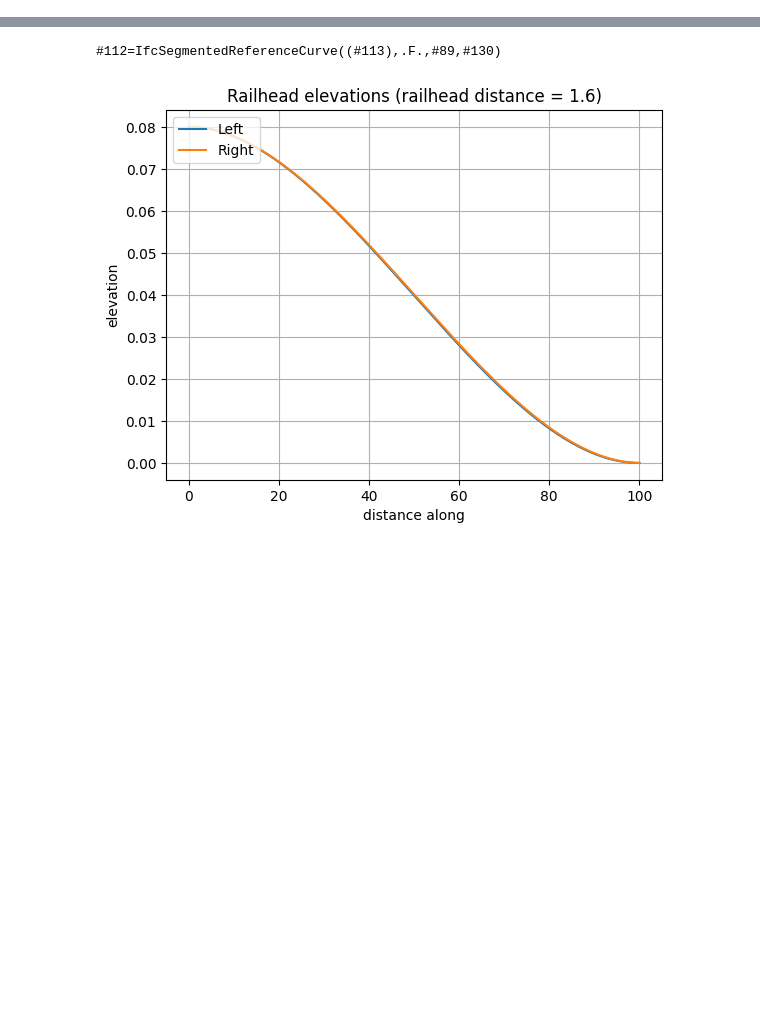
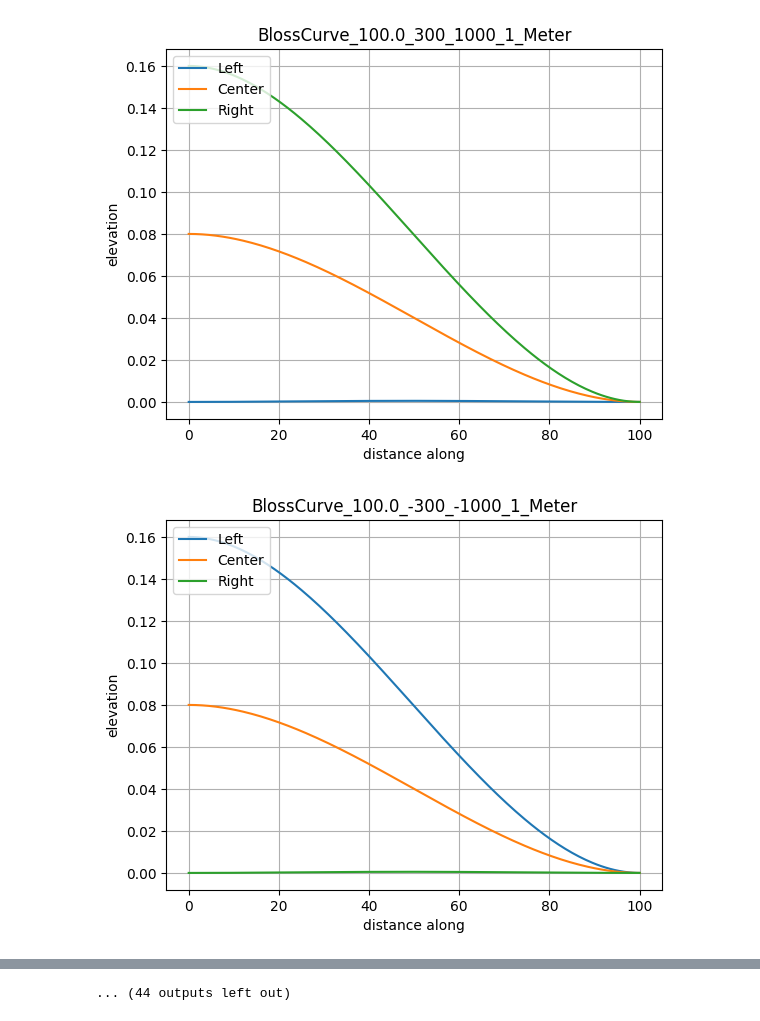
Before and after one commit to civilx64/IfcAlignmentDriver, a Jupyter notebook: Notebooks/CantSlope.ipynb, the cells around one changed output, grey strips where cells are left out. Drawn from its saved outputs; the diff is of its cells as text; code cells hidden in the pictures; blank space fills up the shorter version.

```diff
--- a/Notebooks/CantSlope.ipynb
+++ b/Notebooks/CantSlope.ipynb
@@ -1,33 +1,54 @@
 # %%
 import ifcopenshell, ifcopenshell.geom
 import numpy as np
 import matplotlib.pyplot as plt
 
-f = ifcopenshell.open("F:/IFC-Rail-Unit-Test-Reference-Code/alignment_testset/IFC-WithGeneratedGeometry/GENERATED__CantAlignment_BlossCurve_100.0_300_1000_1_Meter.ifc")
-inst = f.by_type('IfcSegmentedReferenceCurve')[0]
-print(inst)
-pwf = ifcopenshell.ifcopenshell_wrapper.map_shape(ifcopenshell.geom.settings(),inst.wrapped_data)
-rail_head = 1.6
-locations = pwf.evaluation_points()
-left = []
-right = []
-for u in locations:
-    m = pwf.evaluate(u)
-    z = np.array(m)[:,3][2] # get the curve elevation
-    axis = np.array(m)[:,2] # get the Axis vector
-    dy = axis[1]
-    dz = axis[2]
-    left.append(-0.5*rail_head*dy/dz + z)
-    right.append(0.5*rail_head*dy/dz + z)
+curve_types = ["BlossCurve","ConstantCant","CosineCurve","HelmertCurve","LinearTransition","SineCurve","VienneseBend"]
+for curve_type in curve_types:
+    test_cases = []
+    test_cases.append(curve_type + "_100.0_300_1000_1_Meter")
+    test_cases.append(curve_type + "_100.0_-300_-1000_1_Meter")
+    test_cases.append(curve_type + "_100.0_300_inf_1_Meter")
+    test_cases.append(curve_type + "_100.0_-300_-inf_1_Meter")
+    test_cases.append(curve_type + "_100.0_1000_300_1_Meter")
+    test_cases.append(curve_type + "_100.0_-1000_-300_1_Meter")
+    test_cases.append(curve_type + "_100.0_inf_300_1_Meter")
+    test_cases.append(curve_type + "_100.0_-inf_-300_1_Meter")
 
-fig1 = plt.figure().add_subplot()
-fig1.plot(locations,left,label="Left")
-fig1.plot(locations,right,label="Right")
+    for test_case in test_cases:
+        f = ifcopenshell.open("F:/IFC-Rail-Unit-Test-Reference-Code/alignment_testset/IFC-WithGeneratedGeometry/GENERATED__CantAlignment_" + test_case + ".ifc")
 
-fig1.set_title("Railhead elevations (railhead distance = " + str(rail_head) +")")
-fig1.legend(loc="upper left")
-fig1.set_xlabel("distance along")
-fig1.set_ylabel("elevation")
-fig1.grid(True)
-plt.show()
+        inst = f.by_type('IfcSegmentedReferenceCurve')[0]
+        cant = f.by_type('IfcAlignmentCant')[0]
+        #print(cant)
+        rail_head = cant.RailHeadDistance
+        #print(inst)
+        pwf = ifcopenshell.ifcopenshell_wrapper.map_shape(ifcopenshell.geom.settings(),inst.wrapped_data)
+        locations = pwf.evaluation_points()
+        left = []
+        center = []
+        right = []
+        for u in locations:
+            m = pwf.evaluate(u)
+            z = np.array(m)[:,3][2] # get the curve elevation
+            axis = np.array(m)[:,2] # get the Axis vector
+            dy = axis[1]
+            dz = axis[2]
+            left.append(-0.5*rail_head*dy/dz + z)
+            center.append(z)
+            right.append(0.5*rail_head*dy/dz + z)
+
+        fig1 = plt.figure().add_subplot()
+        fig1.plot(locations,left,label="Left")
+        fig1.plot(locations,center,label="Center")
+        fig1.plot(locations,right,label="Right")
+
+        fig1.set_title(test_case)
+        fig1.legend(loc="upper left")
+        fig1.set_xlabel("distance along")
+        fig1.set_ylabel("elevation")
+        fig1.grid(True)
+        plt.show()
 # %% [output]
+[figure, new version]
+[figure, added]
@@ -34,2 +65 @@ plt.show()
-#112=IfcSegmentedReferenceCurve((#113),.F.,#89,#130)
+... (44 outputs left out)
-[figure, old version]
```
Also changed, not shown: parts of 1 cell of this notebook.
